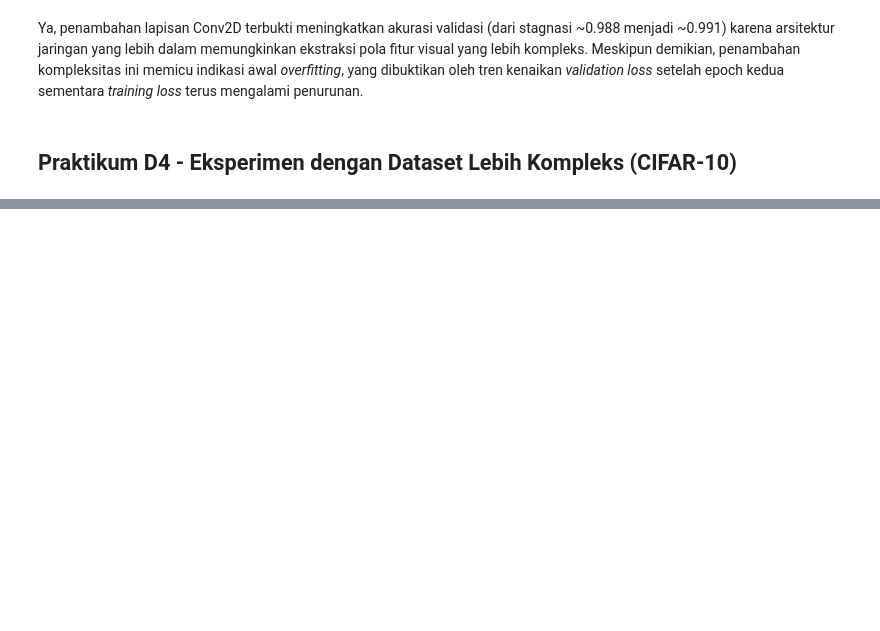
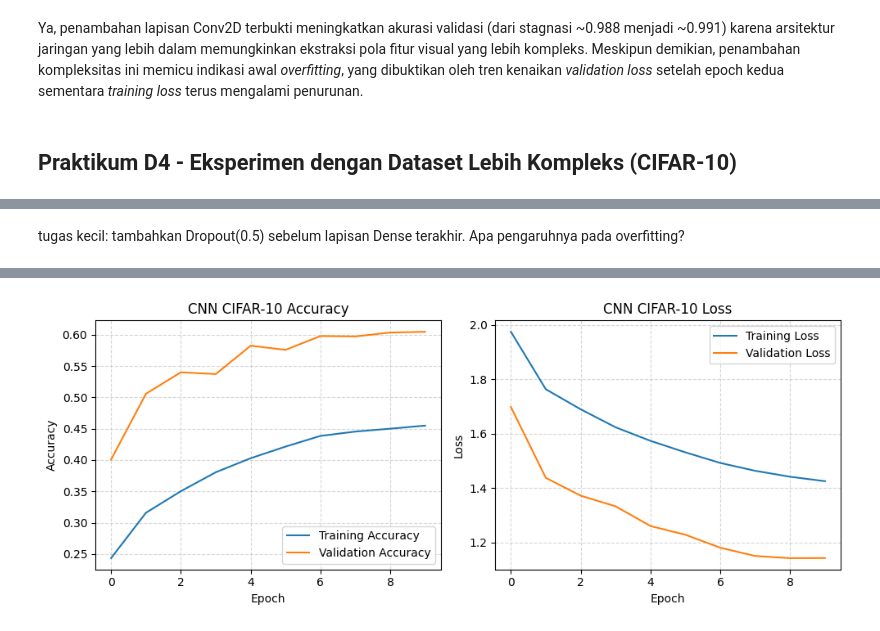
Before and after one commit to delafjr/computer-vision, a Jupyter notebook: jobsheet2.ipynb, the cells around one changed output, grey strips where cells are left out. Cells and saved outputs as stored; diff of their text form; code cells hidden in the pictures; blank space fills up the shorter version.

```diff
--- a/jobsheet2.ipynb
+++ b/jobsheet2.ipynb
@@ -269,0 +272,67 @@ Epoch 10/10
+# %% [markdown]
+tugas kecil: tambahkan Dropout(0.5) sebelum lapisan Dense terakhir. Apa pengaruhnya pada overfitting?
+# %%
+import matplotlib.pyplot as plt
+import tensorflow as tf
+from tensorflow.keras import Input, layers, models
+from tensorflow.keras.datasets import cifar10
+
+# load data
+(x_train, y_train), (x_test, y_test) = cifar10.load_data()
+
+# normalisasi matrik pixel ke skala [0,1]
+x_train_cnn = x_train.astype('float32') / 255.0
+x_test_cnn = x_test.astype('float32') / 255.0
+
+model = models.Sequential([
+    Input(shape=(32, 32, 3)),
+    layers.Conv2D(32, (3, 3), activation='relu'),
+    layers.MaxPooling2D((2, 2)),
+    layers.Conv2D(64, (3, 3), activation='relu'),
+    layers.MaxPooling2D((2, 2)),
+    layers.Flatten(),
+    layers.Dense(64, activation='relu'),
+    layers.Dropout(0.5), #injeksi dropout sebelum layer klasifikasi akhir
+    layers.Dense(10, activation='softmax')
+])
+
+# kompilasi model
+model.compile(
+    optimizer='adam',
+    loss='sparse_categorical_crossentropy',
+    metrics=['accuracy']
+)
+
+# pelatihan model
+history = model.fit(
+    x_train_cnn,
+    y_train,
+    epochs=10,
+    validation_split=0.1
+)
+
+plt.figure(figsize=(10, 4))
+
+# Plot Akurasi
+plt.subplot(1, 2, 1)
+plt.plot(history.history['accuracy'], label='Training Accuracy')
+plt.plot(history.history['val_accuracy'], label='Validation Accuracy')
+plt.title('CNN CIFAR-10 Accuracy')
+plt.xlabel('Epoch')
+plt.ylabel('Accuracy')
+plt.grid(True, linestyle='--', alpha=0.5)
+plt.legend()
+
+# Plot Loss
+plt.subplot(1, 2, 2)
+plt.plot(history.history['loss'], label='Training Loss')
+plt.plot(history.history['val_loss'], label='Validation Loss')
+plt.title('CNN CIFAR-10 Loss')
+plt.xlabel('Epoch')
+plt.ylabel('Loss')
+plt.grid(True, linestyle='--', alpha=0.5)
+plt.legend()
+
+plt.tight_layout()
+plt.show()
+# %% [output]
@@ -269,0 +359 @@ Epoch 10/10
+[figure, added]
```
Also changed, not shown: parts of 7 cells of this notebook.
